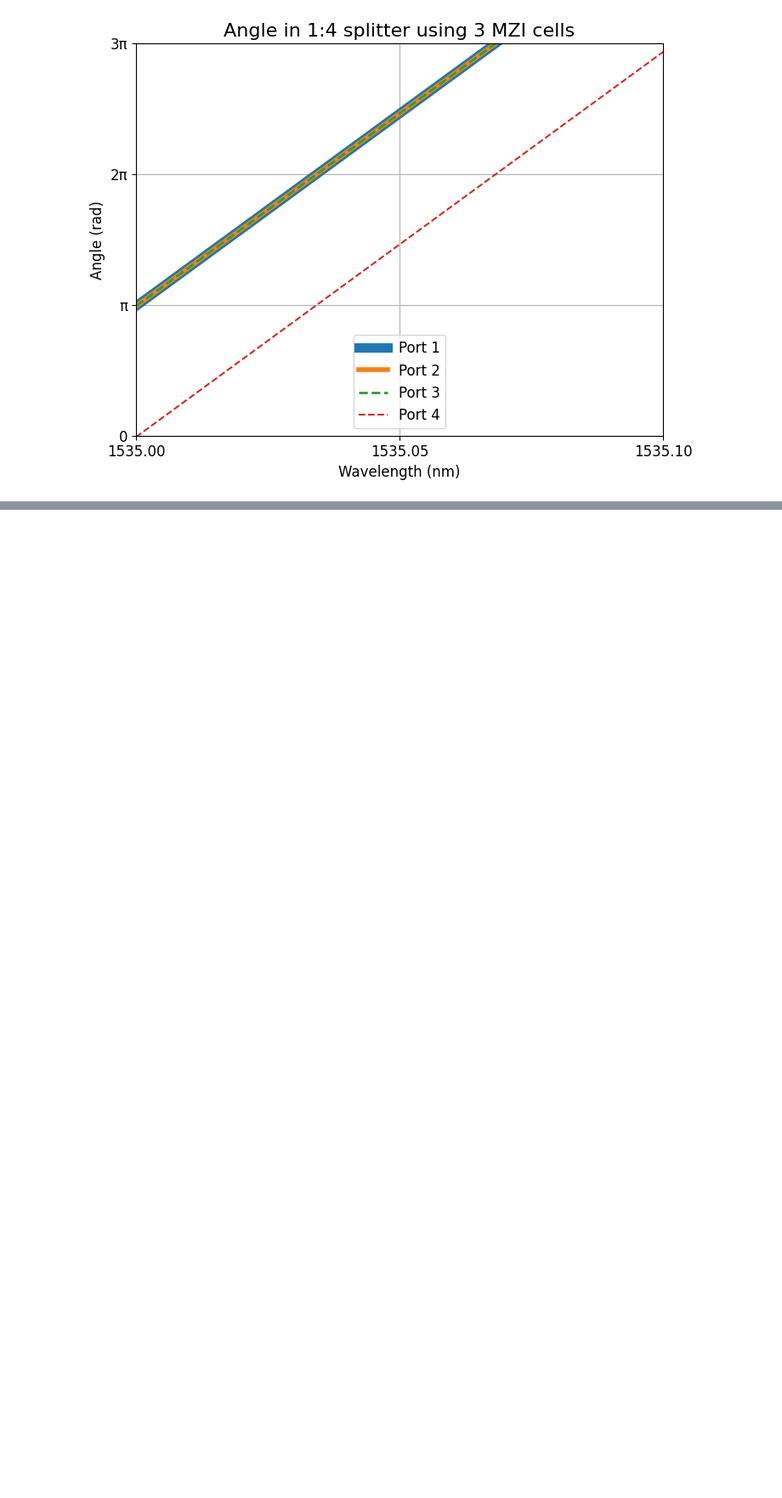
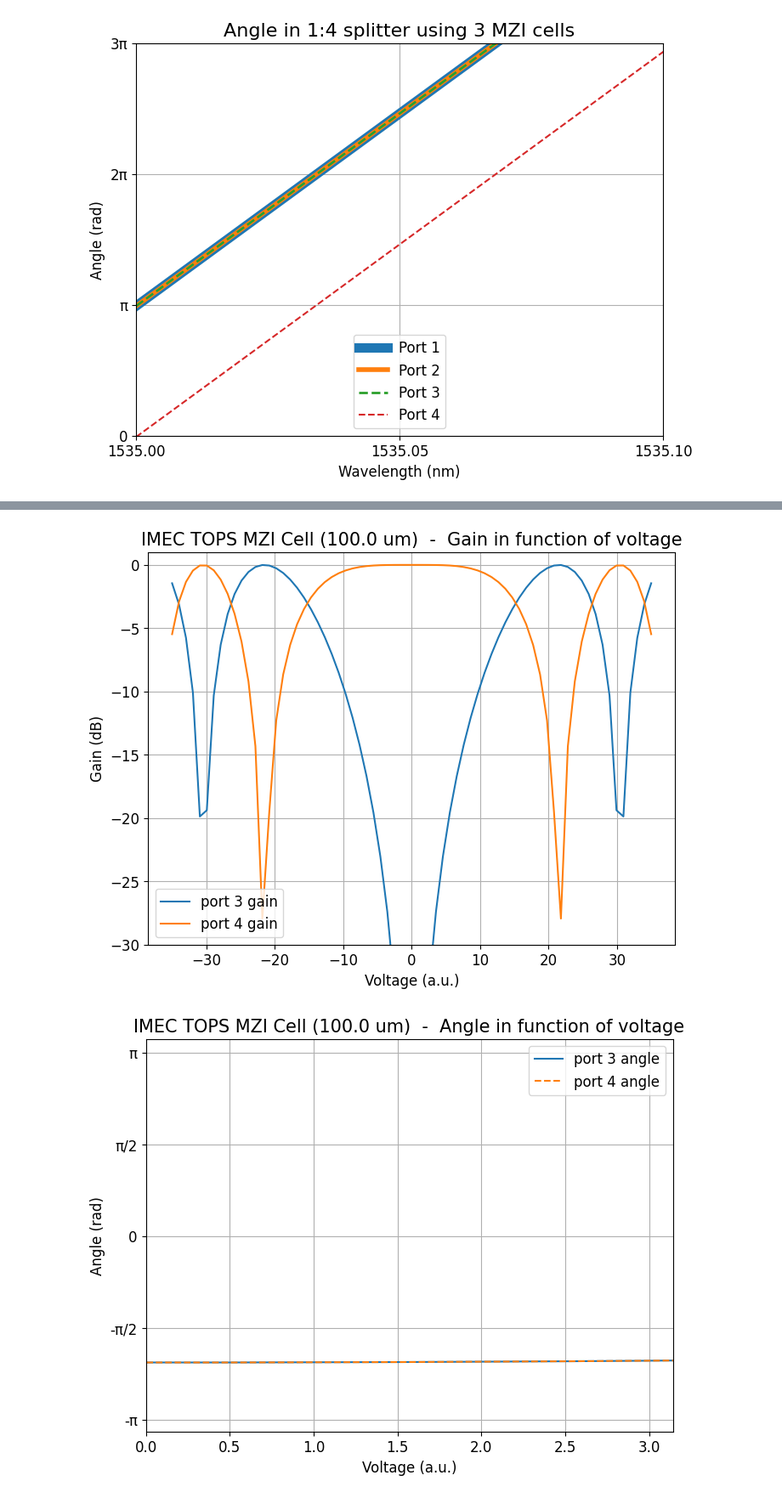
Before and after one commit to CaioRodrigues200/Programmable-Multifunctional-Circuit, a Jupyter notebook: Simulations/INTERCONNECT_Caio.ipynb, the cells around one changed output, grey strips where cells are left out. Shown at 85% size. Drawn from its saved outputs; the diff is of its cells as text; code cells hidden in the pictures; blank space fills up the shorter version.

Commit message:
MZI Cell with IMEC TOPS

```diff
--- a/Simulations/INTERCONNECT_Caio.ipynb
+++ b/Simulations/INTERCONNECT_Caio.ipynb
@@ -32,7 +32,7 @@ plt.rc('font', size=12)
 # %% [output]
 imp module not found. Trying with importlib...
 # %%
-inter = lumapi.INTERCONNECT(filename='AnalysisCaio.icp')
+inter = lumapi.INTERCONNECT(filename='../cml/AnalysisTESTE.icp')
 # %% [markdown]
 # MZI Ideal Cell Test
 # %%
@@ -240,0 +268,60 @@ plt.grid()
+# %%
+inter.switchtolayout()
+
+VoltageArray = np.linspace(-35,35,70)
+TOPSLen = 100e-6
+
+progress = tqdm(total= len(VoltageArray))
+
+Port1Gain = np.zeros(len(VoltageArray))
+Port2Gain = np.zeros(len(VoltageArray))
+Port1Angle = np.zeros(len(VoltageArray))
+Port2Angle = np.zeros(len(VoltageArray))
+
+inter.setnamed('TOPS_IMEC_CELL_1','TOPS Length',TOPSLen)
+
+for i in range(len(VoltageArray)):
+    inter.switchtolayout()
+    inter.setnamed('DC_1','amplitude',VoltageArray[i])
+    inter.run()
+
+    Port1Gain[i] = inter.getresult('ONA_1','input 1/mode 1/gain')['TE gain (dB)'][0]
+    Port2Gain[i] = inter.getresult('ONA_1','input 2/mode 1/gain')['TE gain (dB)'][0]
+    Port1Angle[i] = inter.getresult('ONA_1','input 1/mode 1/angle')['TE angle (rad)'][0]
+    Port2Angle[i] = inter.getresult('ONA_1','input 2/mode 1/angle')['TE angle (rad)'][0]
+
+    progress.update(1)
+
+plt.figure(figsize=(8,6))
+plt.plot(VoltageArray,Port1Gain,label='port 3 gain')
+plt.plot(VoltageArray,Port2Gain,label='port 4 gain')
+plt.xlabel('Voltage (a.u.)',fontsize=12)
+plt.ylabel('Gain (dB)',fontsize=12)
+plt.title(f'IMEC TOPS MZI Cell ({np.round(TOPSLen*1e6,0)} um)  -  Gain in function of voltage',fontsize=15)
+plt.ylim(-30,1)
+plt.legend()
+plt.grid()
+
+datapath = '../Media/IMEC TOPS MZI'
+file_count = sum(len(files) for _, _, files in os.walk(datapath))
+plt.savefig(datapath+"/"+"Gain x voltage (" + str(np.round(TOPSLen*1e6,0)) + " um).png", transparent=False, facecolor="white", bbox_inches="tight")
+
+
+plt.figure(figsize=(8,6))
+plt.plot(VoltageArray,Port1Angle,label='port 3 angle')
+plt.plot(VoltageArray,Port2Angle,'--',label='port 4 angle')
+plt.xlabel('Voltage (a.u.)',fontsize=12)
+plt.ylabel('Angle (rad)',fontsize=12)
+plt.title(f'IMEC TOPS MZI Cell ({np.round(TOPSLen*1e6,0)} um)  -  Angle in function of voltage',fontsize=15)
+dyArray = {'-π':-pi , '-π/2':-pi/2, '0':0, 'π/2':pi/2, 'π':pi}
+plt.yticks(list(dyArray.values()), labels=dyArray.keys())
+plt.xlim(0,pi)
+plt.legend()
+plt.grid()
+
+datapath = '../Media/IMEC TOPS MZI'
+file_count = sum(len(files) for _, _, files in os.walk(datapath))
+plt.savefig(datapath+"/"+"Angle x voltage (" + str(np.round(TOPSLen*1e6,0)) + " um).png", transparent=False, facecolor="white", bbox_inches="tight")
+# %% [output]
+[figure, added]
+[figure, added]
```
Also changed, not shown: parts of 10 cells of this notebook, 9 other files.
